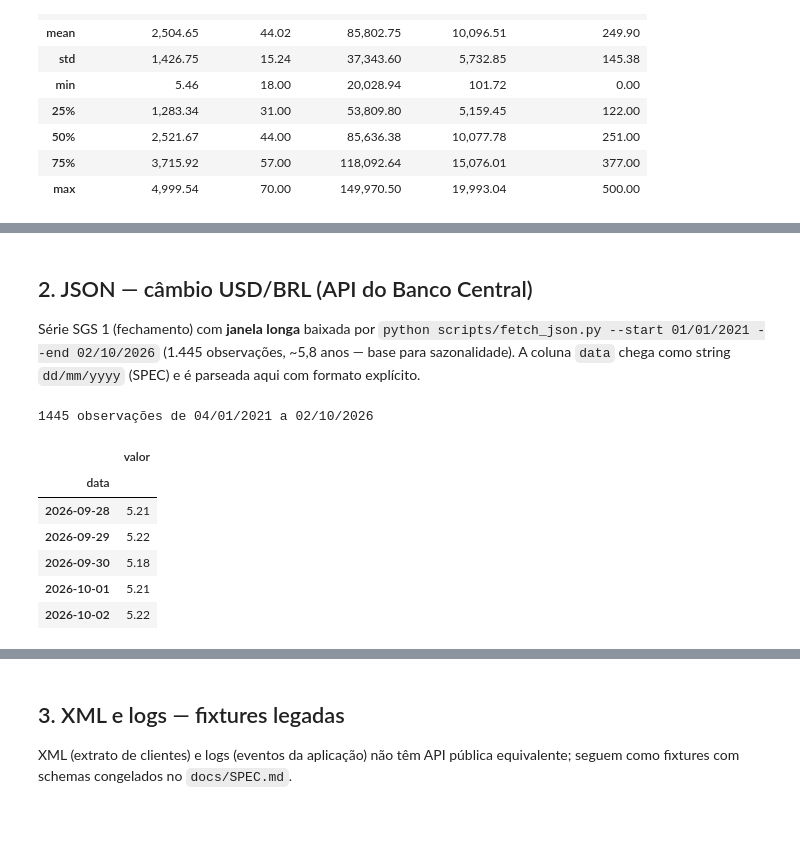
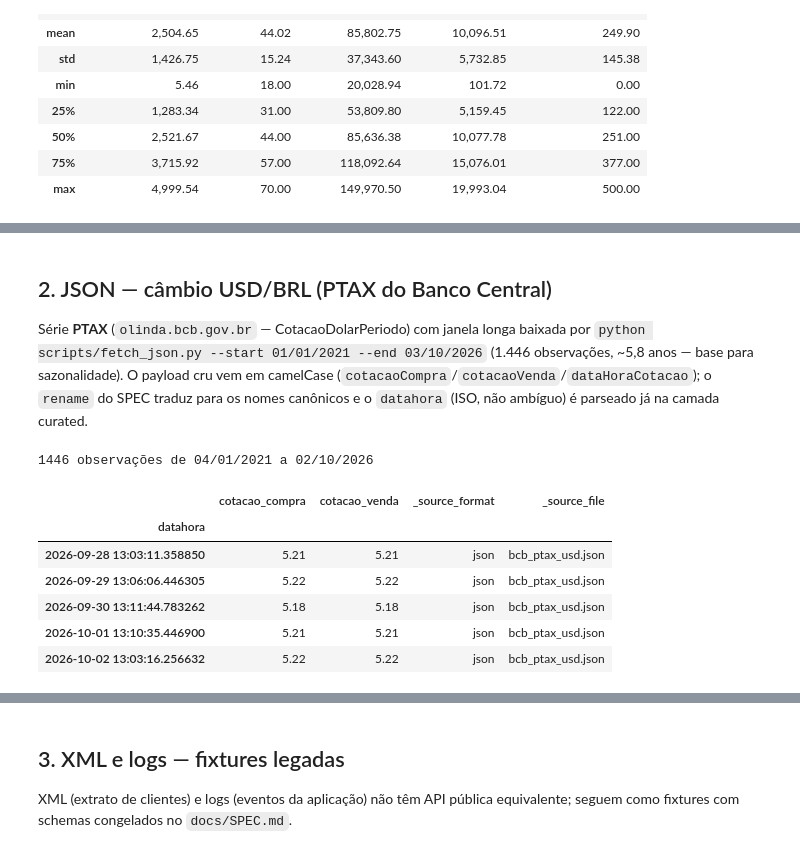
Before and after one commit to DrkCde15/ETL-MultiFormat, a Jupyter notebook: notebooks/01_analise_exploratoria.ipynb, the cells around one changed output, grey strips where cells are left out. Cells and saved outputs as stored; diff of their text form; code cells hidden in the pictures; blank space fills up the shorter version.

```diff
--- a/notebooks/01_analise_exploratoria.ipynb
+++ b/notebooks/01_analise_exploratoria.ipynb
@@ -271,27 +262,34 @@ Loyalty_Points_Earned    0.01
 Customer_Income          0.01
 Name: fraud, dtype: float64
 # %% [markdown]
-## 2. JSON — câmbio USD/BRL (API do Banco Central)
+## 2. JSON — câmbio USD/BRL (PTAX do Banco Central)
 
-Série SGS 1 (fechamento) com **janela longa** baixada por
-`python scripts/fetch_json.py --start 01/01/2021 --end 02/10/2026`
-(1.445 observações, ~5,8 anos — base para sazonalidade). A coluna `data`
-chega como string `dd/mm/yyyy` (SPEC) e é parseada aqui com formato
-explícito.
+Série **PTAX** (`olinda.bcb.gov.br` — CotacaoDolarPeriodo) com janela
+longa baixada por
+`python scripts/fetch_json.py --start 01/01/2021 --end 03/10/2026`
+(1.446 observações, ~5,8 anos — base para sazonalidade). O payload cru
+vem em camelCase (`cotacaoCompra`/`cotacaoVenda`/`dataHoraCotacao`); o
+`rename` do SPEC traduz para os nomes canônicos e o `datahora` (ISO, não
+ambíguo) é parseado já na camada curated.
 # %%
-bcb = pd.read_json(RAW / "json" / "bcb_sgs_1.json")
-bcb["data"] = pd.to_datetime(bcb["data"], format="%d/%m/%Y")
-bcb = bcb.sort_values("data").set_index("data")
-print(f"{len(bcb)} observações de {bcb.index.min():%d/%m/%Y} a {bcb.index.max():%d/%m/%Y}")
-bcb.tail()
+from multi_format_etl.load import load_json
+from multi_format_etl.transform import standardize
+
+ptax = standardize(
+    load_json(RAW / "json" / "bcb_ptax_usd.json"), "json", "bcb_ptax_usd.json"
+)
+ptax["datahora"] = pd.to_datetime(ptax["datahora"])
+ptax = ptax.sort_values("datahora").set_index("datahora")
+print(f"{len(ptax)} observações de {ptax.index.min():%d/%m/%Y} a {ptax.index.max():%d/%m/%Y}")
+ptax.tail()
 # %% [output]
-1445 observações de 04/01/2021 a 02/10/2026
+1446 observações de 04/01/2021 a 02/10/2026
-|  | valor |
-| data |  |
-| 2026-09-28 | 5.21 |
-| 2026-09-29 | 5.22 |
-| 2026-09-30 | 5.18 |
-| 2026-10-01 | 5.21 |
-| 2026-10-02 | 5.22 |
+|  | cotacao_compra | cotacao_venda | _source_format | _source_file |
+| datahora |  |  |  |  |
+| 2026-09-28 13:03:11.358850 | 5.21 | 5.21 | json | bcb_ptax_usd.json |
+| 2026-09-29 13:06:06.446305 | 5.22 | 5.22 | json | bcb_ptax_usd.json |
+| 2026-09-30 13:11:44.783262 | 5.18 | 5.18 | json | bcb_ptax_usd.json |
+| 2026-10-01 13:10:35.446900 | 5.21 | 5.21 | json | bcb_ptax_usd.json |
+| 2026-10-02 13:03:16.256632 | 5.22 | 5.22 | json | bcb_ptax_usd.json |
 # %%
 fig, ax = plt.subplots(figsize=(12, 4))
```
Also changed, not shown: parts of 13 cells of this notebook, 26 other files.
